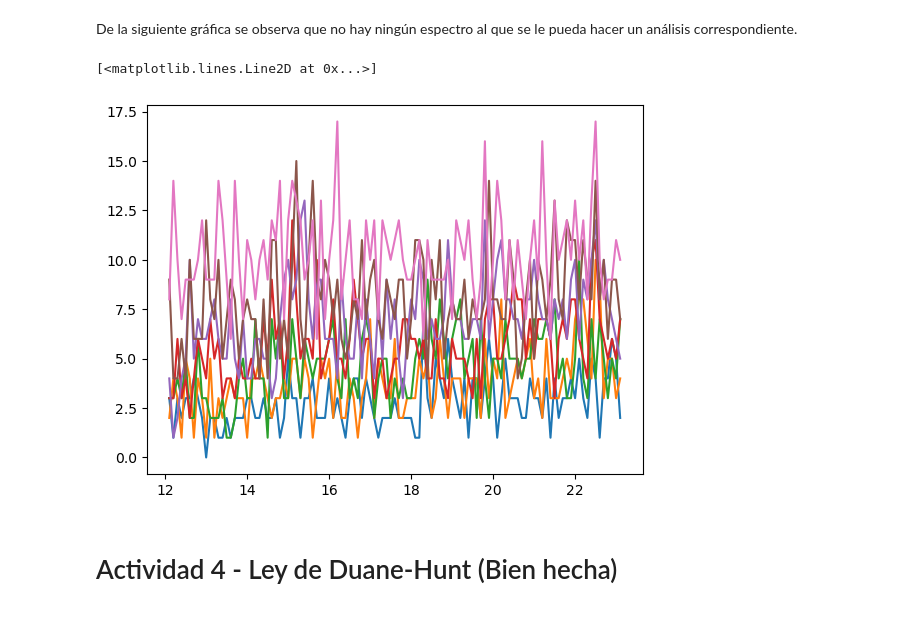
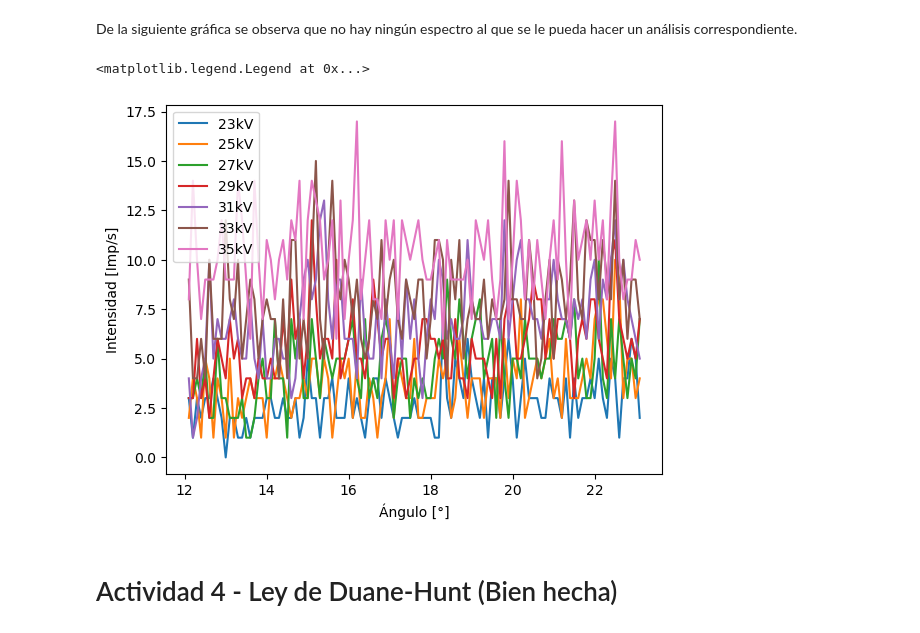
Before and after one commit to QuantumPower4/LabIntermedio2024-2, a Jupyter notebook: Rayos X/Rayos_X.ipynb, the cells around one changed output. Cells and saved outputs as stored; diff of their text form; code cells hidden in the pictures.

```diff
--- a/Rayos X/Rayos_X.ipynb
+++ b/Rayos X/Rayos_X.ipynb
@@ -1115,16 +1182,19 @@ act4_35 = DataFrame4["R(35kV)/Imp/s"].to_numpy()
 # %% [markdown]
 De la siguiente gráfica se observa que no hay ningún espectro al que se le pueda hacer un análisis correspondiente.
 # %%
-plt.plot(act4_ang,act4_23)
-plt.plot(act4_ang,act4_25)
-plt.plot(act4_ang,act4_27)
-plt.plot(act4_ang,act4_29)
-plt.plot(act4_ang,act4_31)
-plt.plot(act4_ang,act4_33)
-plt.plot(act4_ang,act4_35)
+plt.plot(act4_ang,act4_23,label="23kV")
+plt.plot(act4_ang,act4_25,label="25kV")
+plt.plot(act4_ang,act4_27,label="27kV")
+plt.plot(act4_ang,act4_29,label="29kV")
+plt.plot(act4_ang,act4_31,label="31kV")
+plt.plot(act4_ang,act4_33,label="33kV")
+plt.plot(act4_ang,act4_35,label="35kV")
+plt.xlabel("Ángulo [°]")
+plt.ylabel("Intensidad [Imp/s]")
+plt.legend()
 # %% [output]
-[<matplotlib.lines.Line2D at 0x...>]
+<matplotlib.legend.Legend at 0x...>
-[figure, old version]
+[figure, new version]
 # %% [markdown]
 # Actividad 4 - Ley de Duane-Hunt (Bien hecha)
 # %% [markdown]
```
Also changed, not shown: parts of 43 cells of this notebook, 8 other files.
